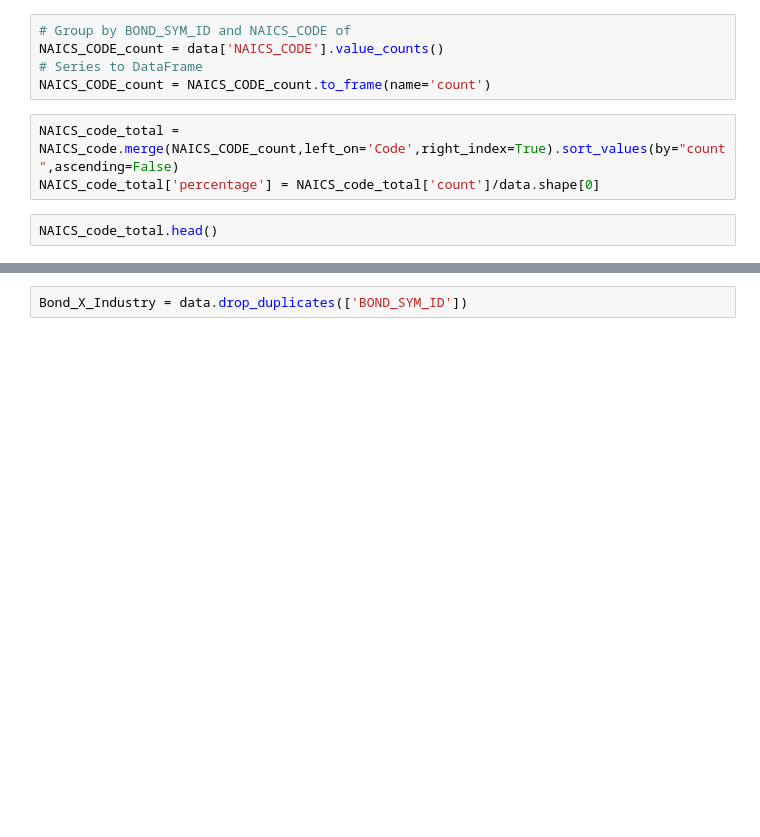
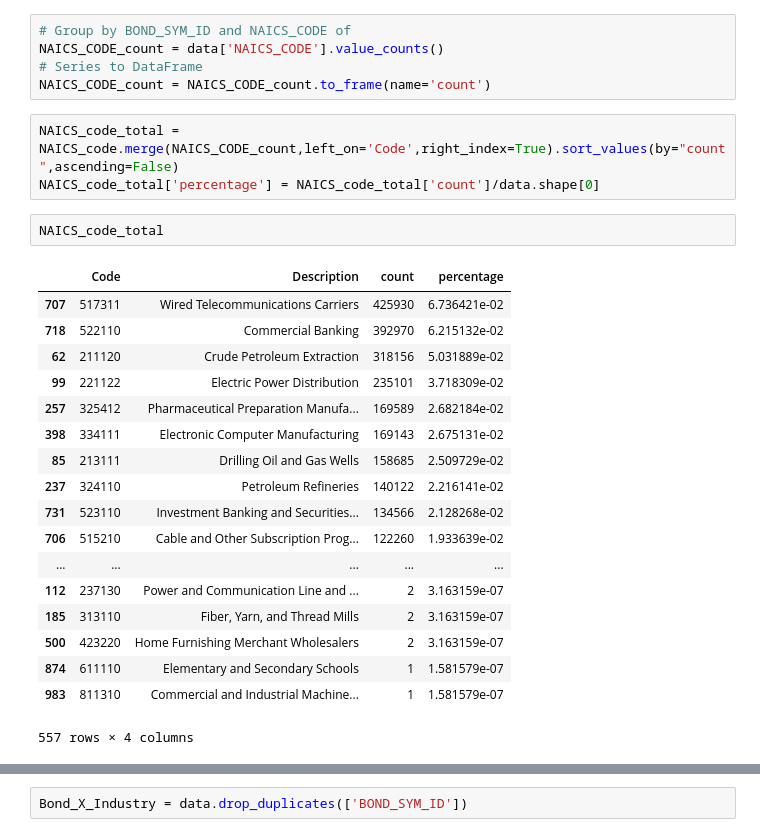
Before and after one commit to raymond180/FINRA_TRACE, a Jupyter notebook: TopicModeling/topic_modeling_gensimLDA_analysis.ipynb, the cells around one changed output, grey strips where cells are left out. Drawn from its saved outputs; the diff is of its cells as text; blank space fills up the shorter version.

```diff
--- a/TopicModeling/topic_modeling_gensimLDA_analysis.ipynb
+++ b/TopicModeling/topic_modeling_gensimLDA_analysis.ipynb
@@ -481,6 +494,25 @@ NAICS_CODE_count = NAICS_CODE_count.to_frame(name='count')
 NAICS_code_total = NAICS_code.merge(NAICS_CODE_count,left_on='Code',right_index=True).sort_values(by="count",ascending=False)
 NAICS_code_total['percentage'] = NAICS_code_total['count']/data.shape[0]
 # %%
-NAICS_code_total.head()
+NAICS_code_total
+# %% [output]
+|  | Code | Description | count | percentage |
+| 707 | 517311 | Wired Telecommunications Carriers | 425930 | 6.736421e-02 |
+| 718 | 522110 | Commercial Banking | 392970 | 6.215132e-02 |
+| 62 | 211120 | Crude Petroleum Extraction | 318156 | 5.031889e-02 |
+| 99 | 221122 | Electric Power Distribution | 235101 | 3.718309e-02 |
+| 257 | 325412 | Pharmaceutical Preparation Manufa... | 169589 | 2.682184e-02 |
+| 398 | 334111 | Electronic Computer Manufacturing | 169143 | 2.675131e-02 |
+| 85 | 213111 | Drilling Oil and Gas Wells | 158685 | 2.509729e-02 |
+| 237 | 324110 | Petroleum Refineries | 140122 | 2.216141e-02 |
+| 731 | 523110 | Investment Banking and Securities... | 134566 | 2.128268e-02 |
+| 706 | 515210 | Cable and Other Subscription Prog... | 122260 | 1.933639e-02 |
+| ... | ... | ... | ... | ... |
+| 112 | 237130 | Power and Communication Line and ... | 2 | 3.163159e-07 |
+| 185 | 313110 | Fiber, Yarn, and Thread Mills | 2 | 3.163159e-07 |
+| 500 | 423220 | Home Furnishing Merchant Wholesalers | 2 | 3.163159e-07 |
+| 874 | 611110 | Elementary and Secondary Schools | 1 | 1.581579e-07 |
+| 983 | 811310 | Commercial and Industrial Machine... | 1 | 1.581579e-07 |
+557 rows × 4 columns
 # %%
 (NAICS_code.merge(NAICS_CODE_count,left_on='Code',right_index=True).sort_values(by="count",ascending=False)['count']/data.shape[0]).sum()
```
Also changed, not shown: parts of 7 cells of this notebook, 9 other files.
